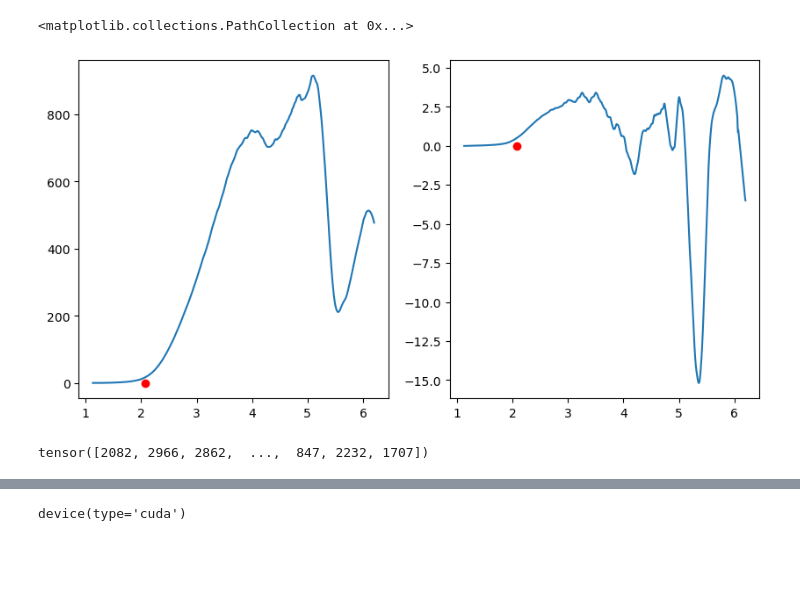
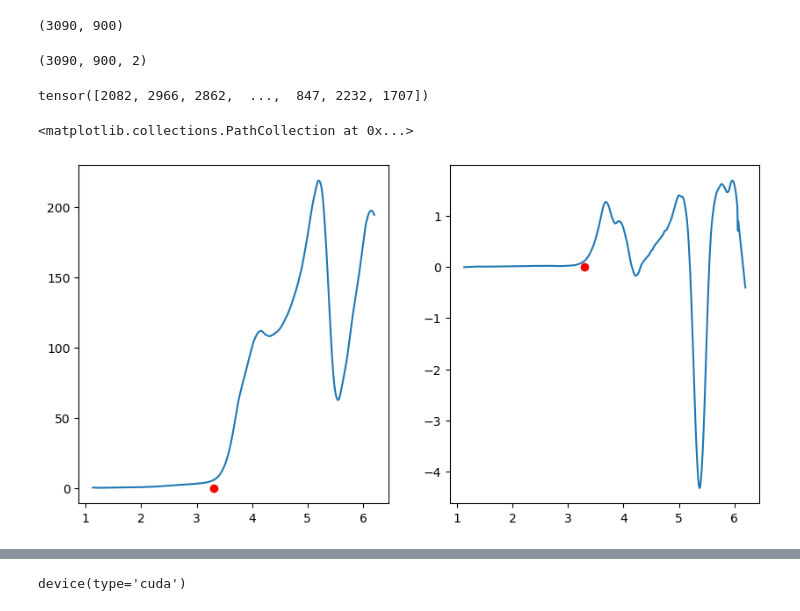
Before and after one commit to WilhelmBuitrago/BandGap-Prediction, a Jupyter notebook: code/CNN_Regretion.ipynb, the cells around one changed output, grey strips where cells are left out. Cells and saved outputs as stored; diff of their text form; code cells hidden in the pictures; blank space fills up the shorter version.

```diff
--- a/code/CNN_Regretion.ipynb
+++ b/code/CNN_Regretion.ipynb
@@ -10,7 +14,11 @@ data_orig,target = GetDataset(CreateDataFrame=True).Outputdata()
 # %%
 #Interpolacion para que los datos en x1 sean x distantes
-x = np.linspace(data_orig[0][0].min(),data_orig[0][0].max(),901)
-temp = np.zeros((data_orig.shape[0],901))
+x = np.linspace(data_orig[0][0].min(),data_orig[0][0].max(),900)
+temp = np.zeros((data_orig.shape[0],900))
 for i in range(data_orig.shape[0]):
-    temp[i,:] = np.interp(x,data_orig[i][0][:],data_orig[i][1][:])
+    temp[i,:] = np.interp(x,data_orig[i][0][:-1],data_orig[i][1][:-1])
+# %%
+temp.shape
+# %% [output]
+(3090, 900)
 # %%
@@ -19,32 +26,30 @@ data = np.zeros((temp.shape[0],temp.shape[1],2))
 for i in range(data.shape[0]):
     data[i,:,0] = savgol_filter(temp[i,:], window_length=50, polyorder=2)
     data[i,:,1] = np.gradient(savgol_filter(data[i,:,0], window_length=50, polyorder=2))
+# %%
+data.shape
+# %% [output]
+(3090, 900, 2)
 # %%
 torch.manual_seed(42)
 shuffle_idx = torch.randperm(3090, dtype = torch.long)
 data_shuffle = data[shuffle_idx]
 target_shuffle = target[shuffle_idx]
 shuffle_idx
+# %% [output]
+tensor([2082, 2966, 2862,  ...,  847, 2232, 1707])
 # %%
-ID = 4
+ID = 56
 fig, axs = plt.subplots(1,2, figsize=(10,5))
 
 axs[0].plot(x, data_shuffle[ID,:,0] )
 axs[0].scatter(target_shuffle[ID],0, color='red')
 
 axs[1].plot(x, data_shuffle[ID,:,1] )
 axs[1].scatter(target_shuffle[ID],0, color='red')
 # %% [output]
 <matplotlib.collections.PathCollection at 0x...>
-[figure, old version]
+[figure, new version]
-# %%
-torch.manual_seed(42)
-shuffle_idx = torch.randperm(3090, dtype = torch.long)
-data_shuffle = data[shuffle_idx]
-target_shuffle = target[shuffle_idx]
-shuffle_idx
-# %% [output]
-tensor([2082, 2966, 2862,  ...,  847, 2232, 1707])
 # %%
 data_shuffle.shape
 # %% [output]
```
Also changed, not shown: parts of 10 cells of this notebook, 2 other files.
